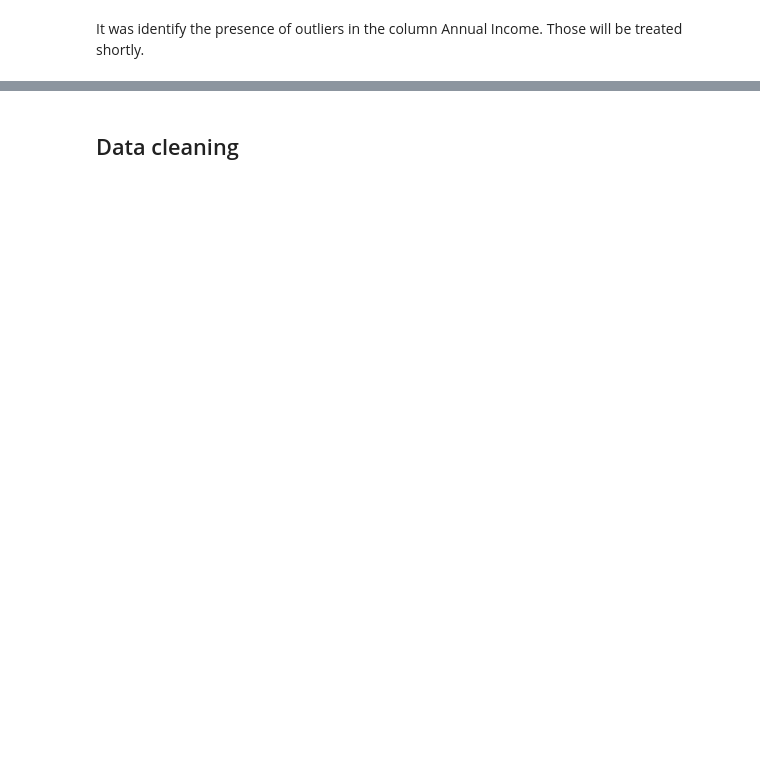
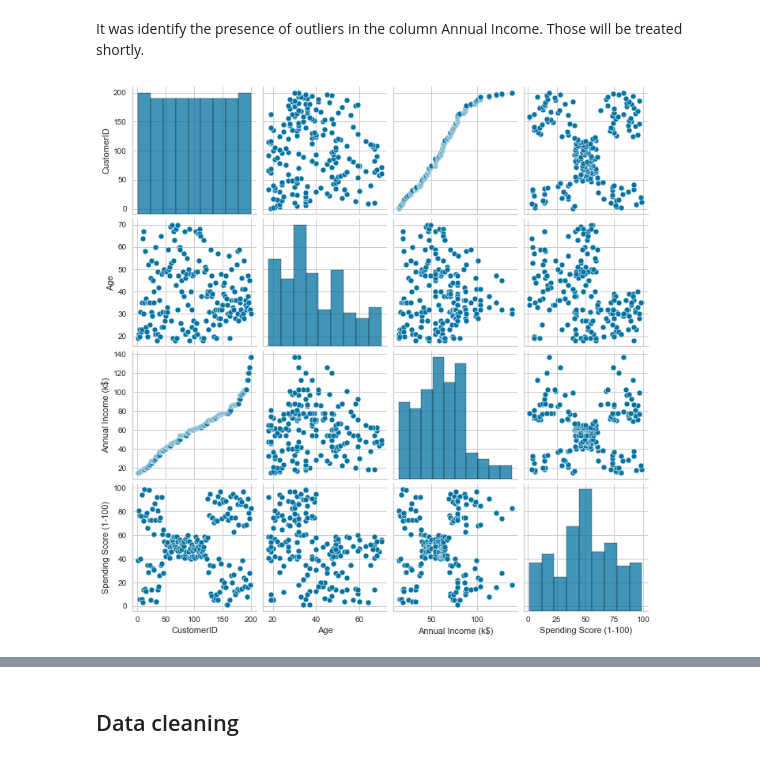
Before and after one commit to Stephanny-Nunes/Portfolio, a Jupyter notebook: Clustering Project.ipynb, the cells around one changed output, grey strips where cells are left out. Cells and saved outputs as stored; diff of their text form; code cells hidden in the pictures; blank space fills up the shorter version.

```diff
--- a/Clustering Project.ipynb
+++ b/Clustering Project.ipynb
@@ -106,2 +147,7 @@ plt.tight_layout();
 # %% [markdown]
 It was identify the presence of outliers in the column Annual Income. Those will be treated shortly.
+# %%
+# I used a pairplot to check the scatter distributiong of all the variables at the same time
+sns.pairplot(df);
+# %% [output]
+[figure, added]
```
Also changed, not shown: parts of 34 cells of this notebook, 1 other file.
